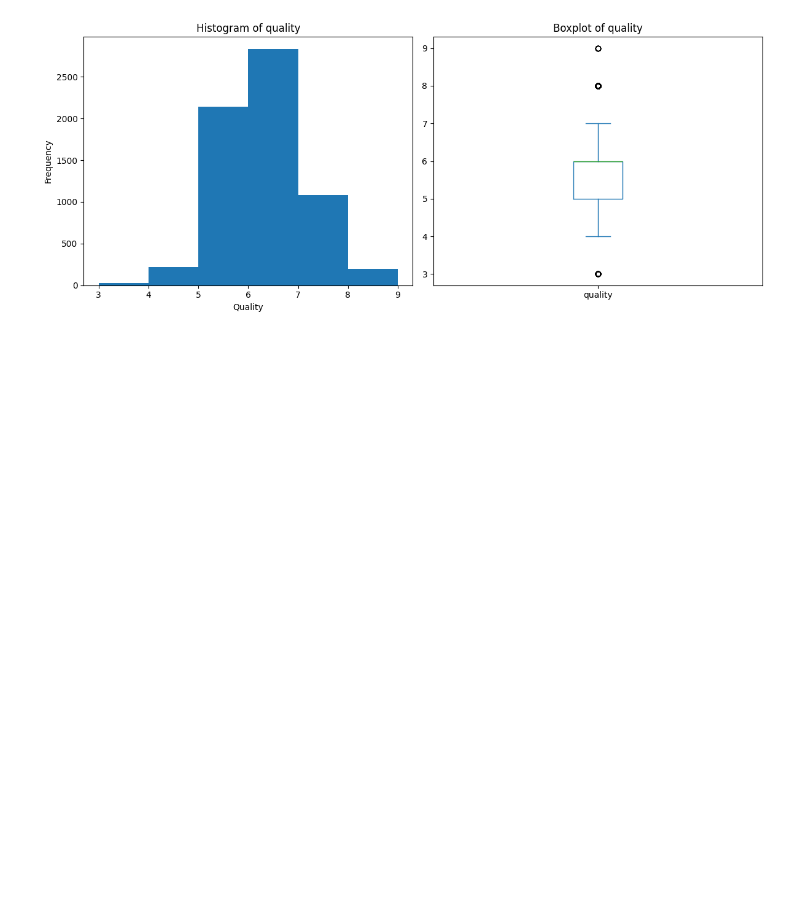
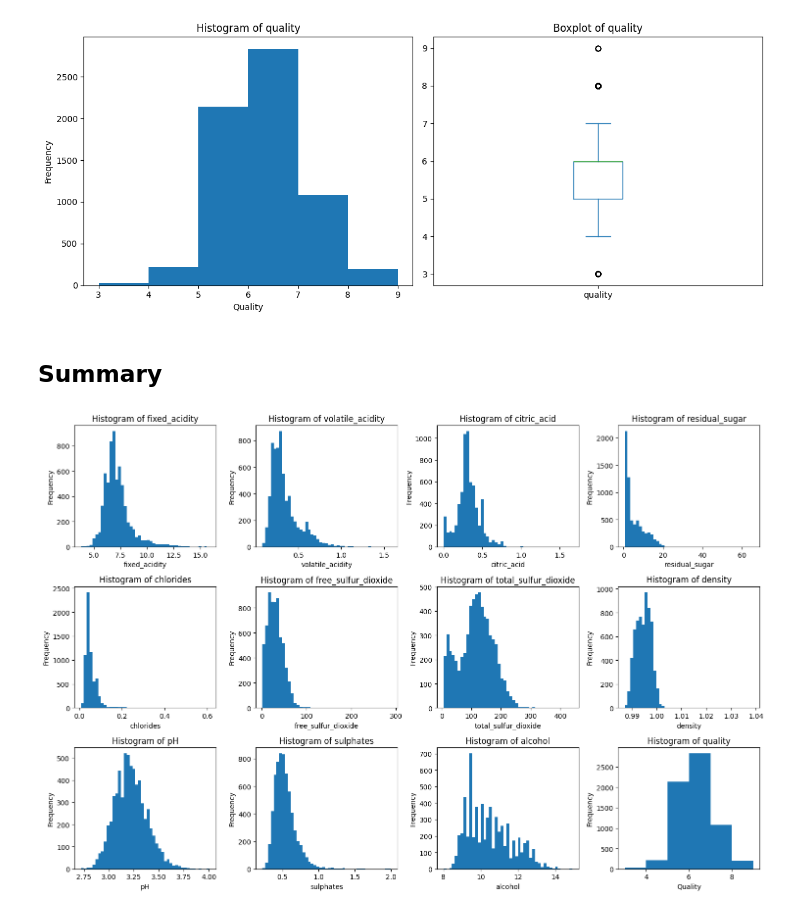
Before and after one commit to Thevizin/TI0175---INTELIGENCIA-COMPUTACIONAL-APLICADA, a Jupyter notebook: mono_variate_analysis.ipynb, the cells around one changed output. Saved outputs shown, nothing was run; the diff lists cells and outputs as text; code cells hidden in the pictures; blank space fills up the shorter version.

```diff
--- a/mono_variate_analysis.ipynb
+++ b/mono_variate_analysis.ipynb
@@ -353,3 +355,28 @@ plt.tight_layout()
 plt.show()
 # %% [output]
 [figure]
+# %% [markdown]
+## Summary
+# %%
+columns = ['fixed_acidity', 'volatile_acidity', 'citric_acid', 'residual_sugar','chlorides', 'free_sulfur_dioxide', 'total_sulfur_dioxide',
+           'density', 'pH', 'sulphates', 'alcohol']
+
+fig, axes = plt.subplots(3, 4, figsize=(15, 10))
+plt.tight_layout(pad=3.0)
+axes = axes.ravel()
+
+for i, col in enumerate(columns):
+    X[col].dropna().plot.hist(bins=45, ax=axes[i])
+    axes[i].set_xlabel(col)
+    axes[i].set_ylabel("Frequency")
+    axes[i].set_title(f"Histogram of {col}")
+
+y['quality'].dropna().plot.hist(bins=6, ax=axes[11])
+axes[11].set_xlabel('Quality')
+axes[11].set_ylabel('Frequency')
+axes[11].set_title(f'Histogram of quality')
+
+plt.tight_layout()
+plt.show()
+# %% [output]
+[figure, added]
```
Also changed, not shown: parts of 5 cells of this notebook.
